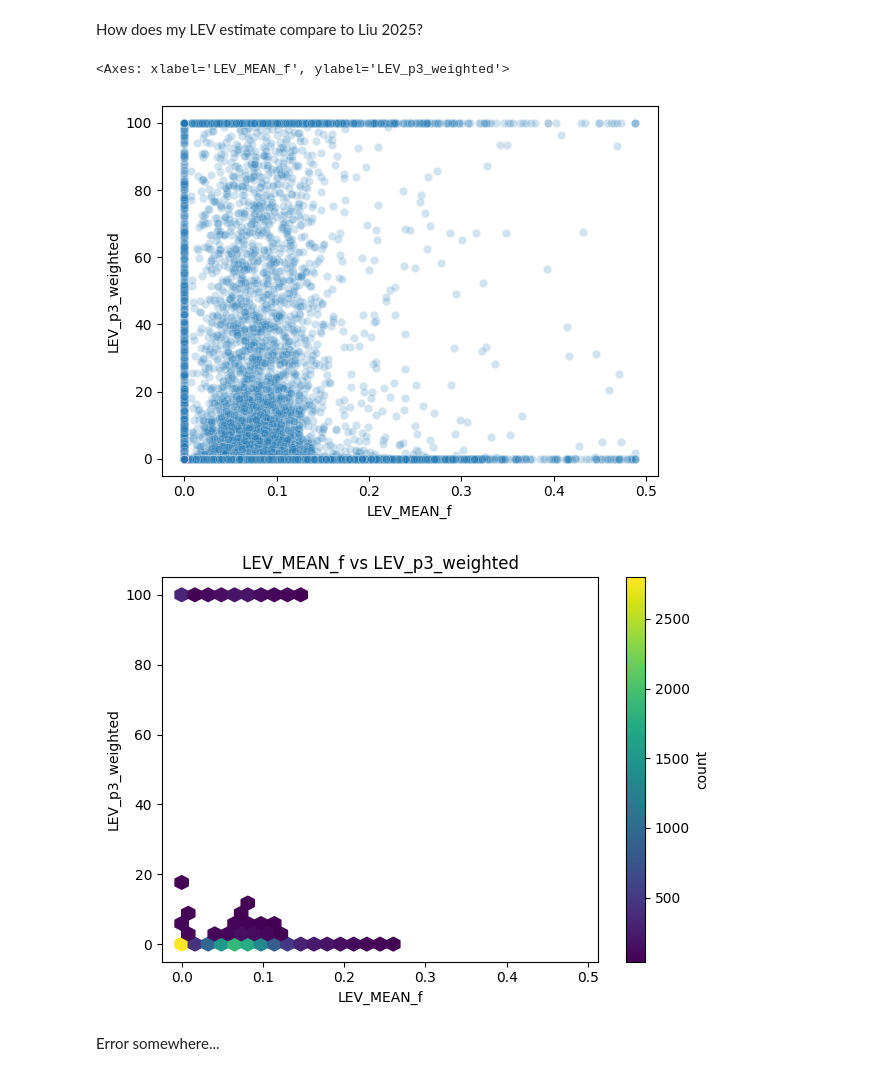
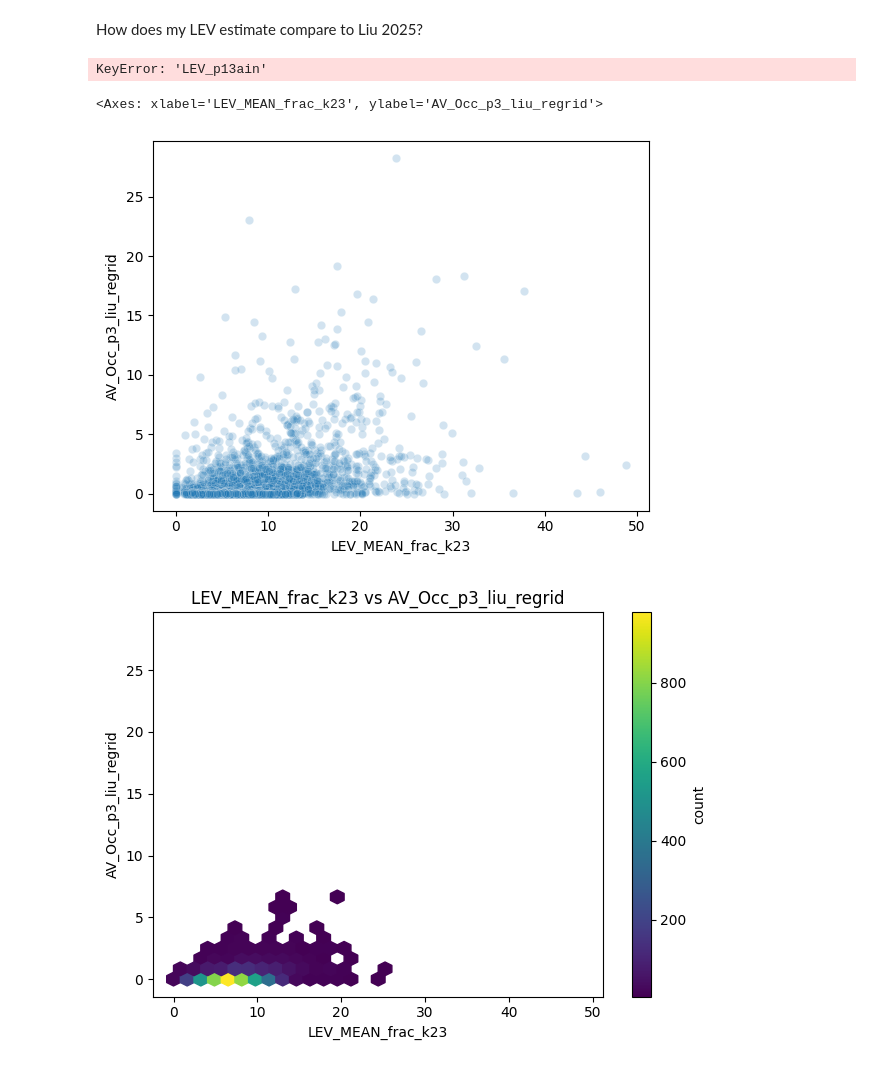
Before and after one commit to ekcomputer/land-cover, a Jupyter notebook: notebooks/joins/regrid_to_bawld_and_plot.ipynb, the cells around one changed output. Cells and saved outputs as stored; diff of their text form; code cells hidden in the pictures.

```diff
--- a/notebooks/joins/regrid_to_bawld_and_plot.ipynb
+++ b/notebooks/joins/regrid_to_bawld_and_plot.ipynb
@@ -523,21 +523,22 @@ gdf_regridded_cp = gdf_regridded.copy()
 # %%
 # clip LEV_p1, LEV_p2, LEV_p3 to [0, 100]
 # more not needed thanks to code that computes extents below
-cols = ["LEV_p1", "LEV_p2", "LEV_p3", "LEV_p3_weighted"]
+# cols = ["LEV_p1", "LEV_p2", "LEV_p3", "LEV_p3_weighted"]
+cols = ["LEV_p3_liu_regrid", "AV_Occ_p3_liu_regrid"]
 gdf_regridded_cp[cols] = gdf_regridded_cp[cols].clip(0, 100)
 # %%
 # rm outliers for plotting ease
 for col in ["LEV_p13ain", "LEV_p13rin"]:
     low, high = gdf_regridded_cp[col].quantile([0.02, 0.98])
     gdf_regridded_cp.loc[(gdf[col] < low) | (gdf_regridded_cp[col] > high), col] = np.nan
+# %% [output]
+KeyError: 'LEV_p13ain'
 # %%
-sns.scatterplot(gdf_regridded_cp, x="LEV_MEAN_f", y="LEV_p3_weighted", alpha=0.2)
+sns.scatterplot(gdf_regridded_cp, x="LEV_MEAN_frac_k23", y="AV_Occ_p3_liu_regrid", alpha=0.2)
 # %% [output]
-<Axes: xlabel='LEV_MEAN_f', ylabel='LEV_p3_weighted'>
+<Axes: xlabel='LEV_MEAN_frac_k23', ylabel='AV_Occ_p3_liu_regrid'>
-[figure, old version]
+[figure, new version]
 # %%
-reg_hexplot(gdf_regridded_cp, xvar="LEV_MEAN_f", yvar="LEV_p3_weighted")
+reg_hexplot(gdf_regridded_cp, xvar="LEV_MEAN_frac_k23", yvar="AV_Occ_p3_liu_regrid", mincnt=5)
 # %% [output]
-[figure, old version]
+[figure, new version]
-# %% [markdown]
-Error somewhere...
```
Also changed, not shown: parts of 2 cells of this notebook, 1 other file.
